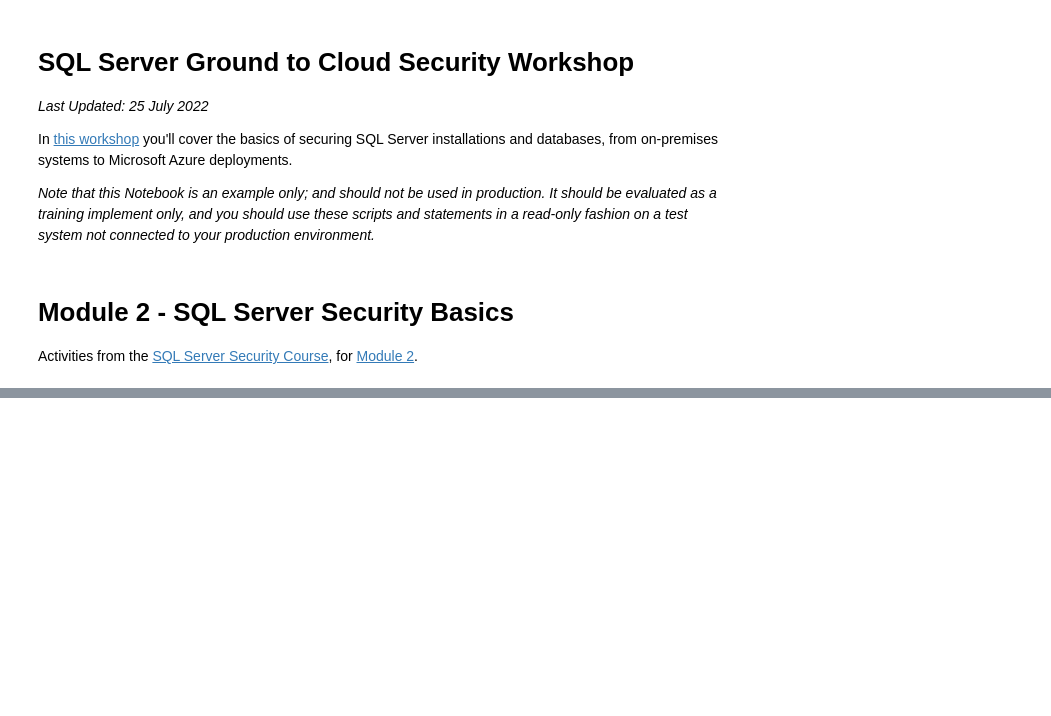
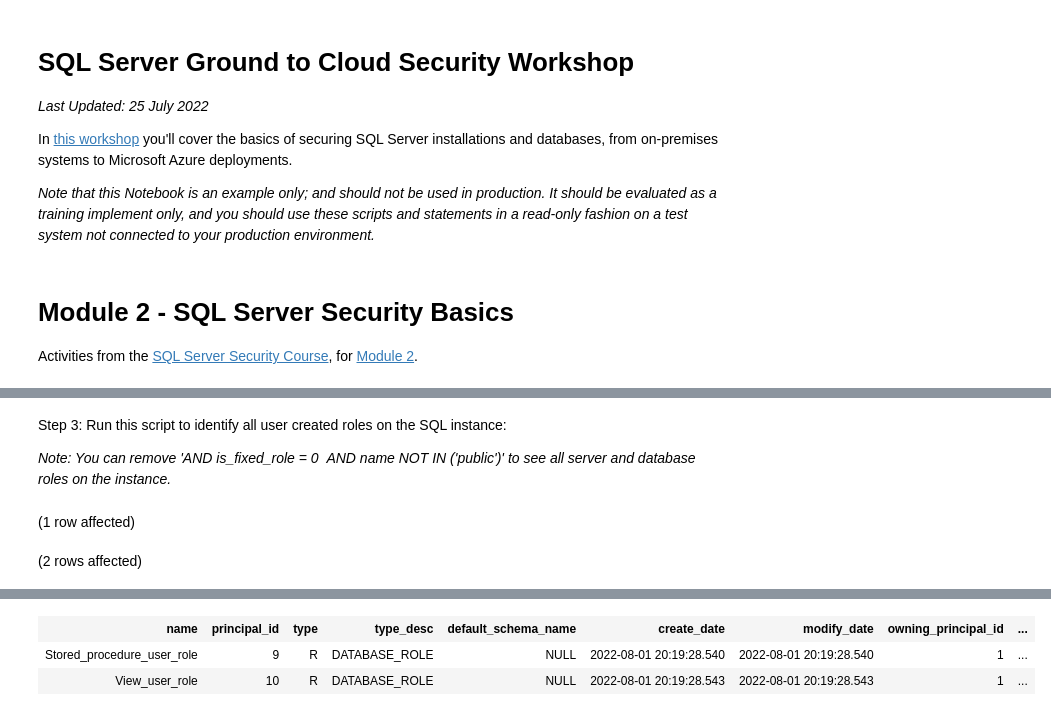
Before and after one commit to David-Seis/SecureYourAzureData, a Jupyter notebook: SQLSecurity/Security Audit Notebook.ipynb, the cells around one changed output, grey strips where cells are left out. Drawn from its saved outputs; the diff is of its cells as text; code cells hidden in the pictures; blank space fills up the shorter version.

```diff
--- a/SQLSecurity/Security Audit Notebook.ipynb
+++ b/SQLSecurity/Security Audit Notebook.ipynb
@@ -39,0 +150,16 @@ Total execution time: 00:00:00.146
+# %% [markdown]
+Step 3: Run this script to identify all user created roles on the SQL instance:
+
+_Note: You can remove 'AND is\_fixed\_role = 0  AND name NOT IN ('public')' to see all server and database roles on the instance._
+# %%
+/*  Module 2, Activity 2 - Audit user-created roles on the server */
+--Server Principals
+SELECT * FROM sys.server_principals
+WHERE type = 'R' AND is_fixed_role = 0 AND name NOT IN ('public')
+
+--Database Principals
+SELECT * FROM sys.database_principals
+WHERE type = 'R' AND is_fixed_role = 0  AND name NOT IN ('public')
+# %% [output]
+(1 row affected)
+(2 rows affected)
@@ -39,0 +169,3 @@ Total execution time: 00:00:00.146
+| name | principal_id | type | type_desc | default_schema_name | create_date | modify_date | owning_principal_id | ... |
+| Stored_procedure_user_role | 9 | R | DATABASE_ROLE | NULL | 2022-08-01 20:19:28.540 | 2022-08-01 20:19:28.540 | 1 | ... |
+| View_user_role | 10 | R | DATABASE_ROLE | NULL | 2022-08-01 20:19:28.543 | 2022-08-01 20:19:28.543 | 1 | ... |
```
Also changed, not shown: parts of 38 cells of this notebook, 1 other file.
